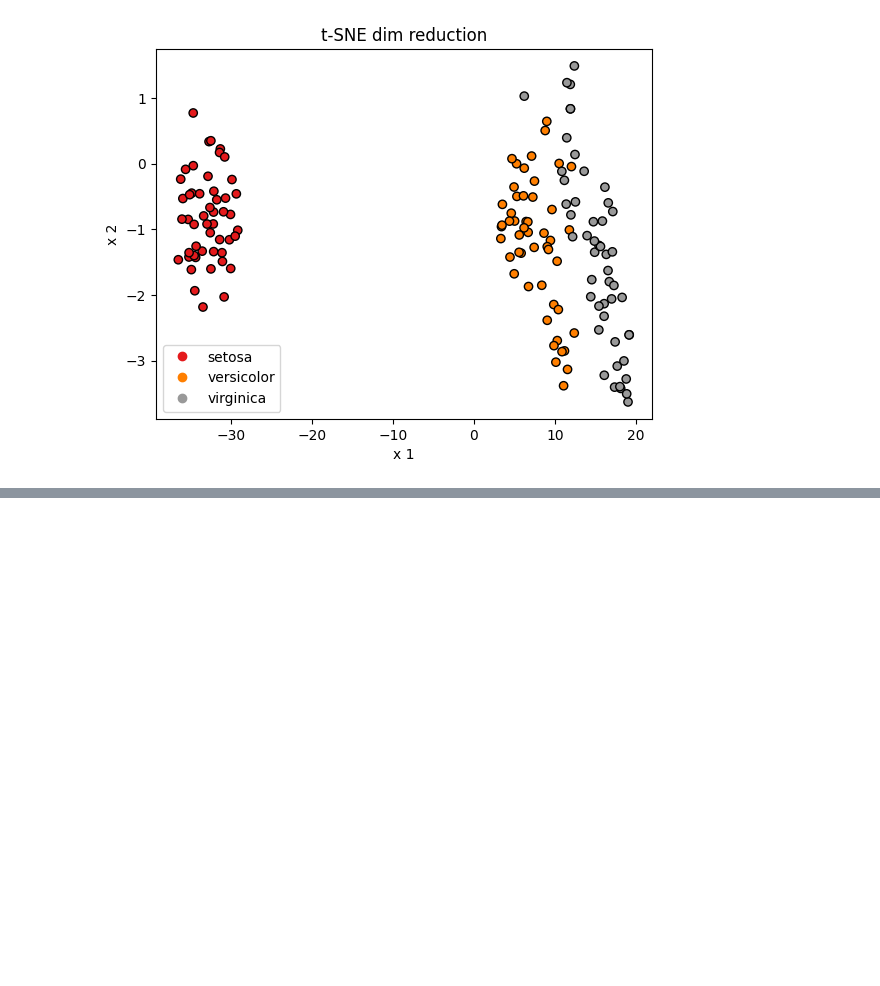
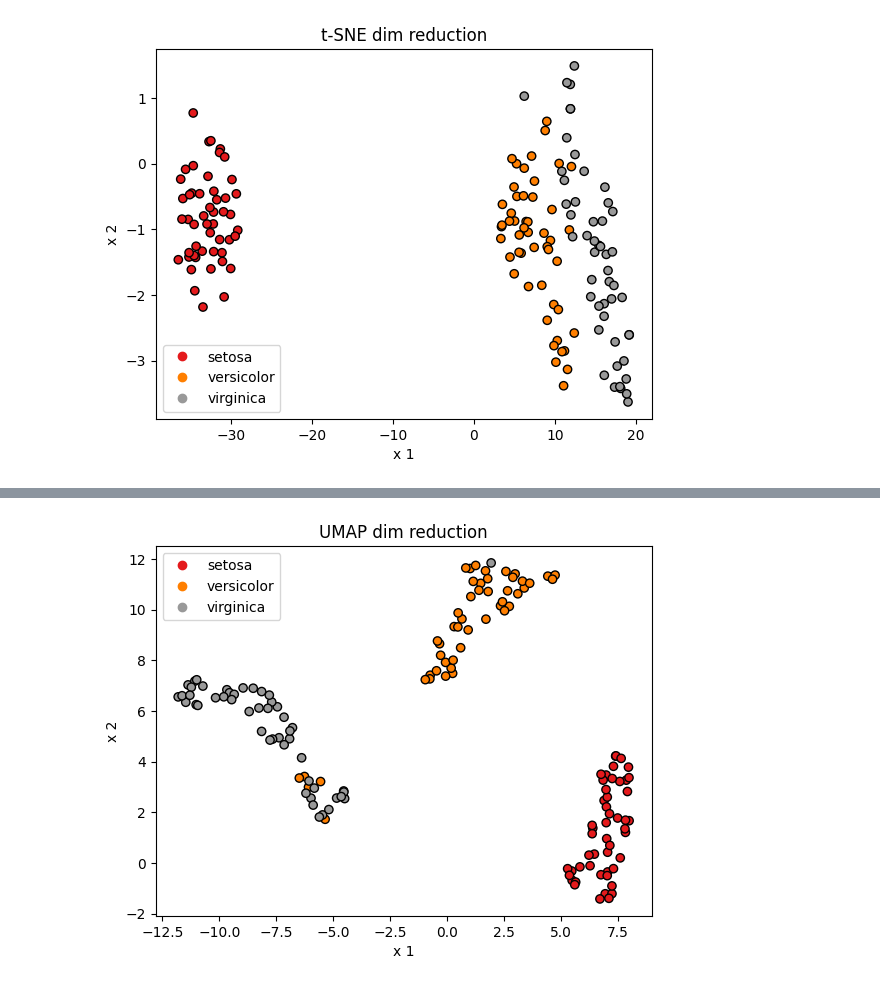
Before and after one commit to choki0715/lecture, a Jupyter notebook: dimensionality_reduction.ipynb, the cells around one changed output, grey strips where cells are left out. Saved outputs shown, nothing was run; the diff lists cells and outputs as text; code cells hidden in the pictures; blank space fills up the shorter version.

```diff
--- a/dimensionality_reduction.ipynb
+++ b/dimensionality_reduction.ipynb
@@ -151,0 +169,23 @@ plt.show()
+# %%
+umap_2d = UMAP.UMAP(n_components=2, n_neighbors=5, min_dist=0.3,)
+
+X_reduced4 = umap_2d.fit_transform(iris.data)
+
+x_min, x_max = X_reduced4[:, 0].min() - 0.5, X_reduced4[:, 0].max() + 0.5
+y_min, y_max = X_reduced4[:, 1].min() - 0.5, X_reduced4[:, 1].max() + 0.5
+
+
+fig, ax = plt.subplots()
+
+# Plot the training points
+scatter = ax.scatter(X_reduced4[:, 0], X_reduced4[:, 1], c=y, cmap=plt.cm.Set1, edgecolor="k")
+plt.title("UMAP dim reduction")
+plt.xlabel("x 1")
+plt.ylabel("x 2")
+
+classes = [iris.target_names[0],iris.target_names[1],iris.target_names[2]]
+legend = ax.legend(*scatter.legend_elements())
+plt.legend(handles=scatter.legend_elements()[0], labels=classes)
+plt.show()
+# %% [output]
+[figure, added]
```
Also changed, not shown: parts of 3 cells of this notebook.
